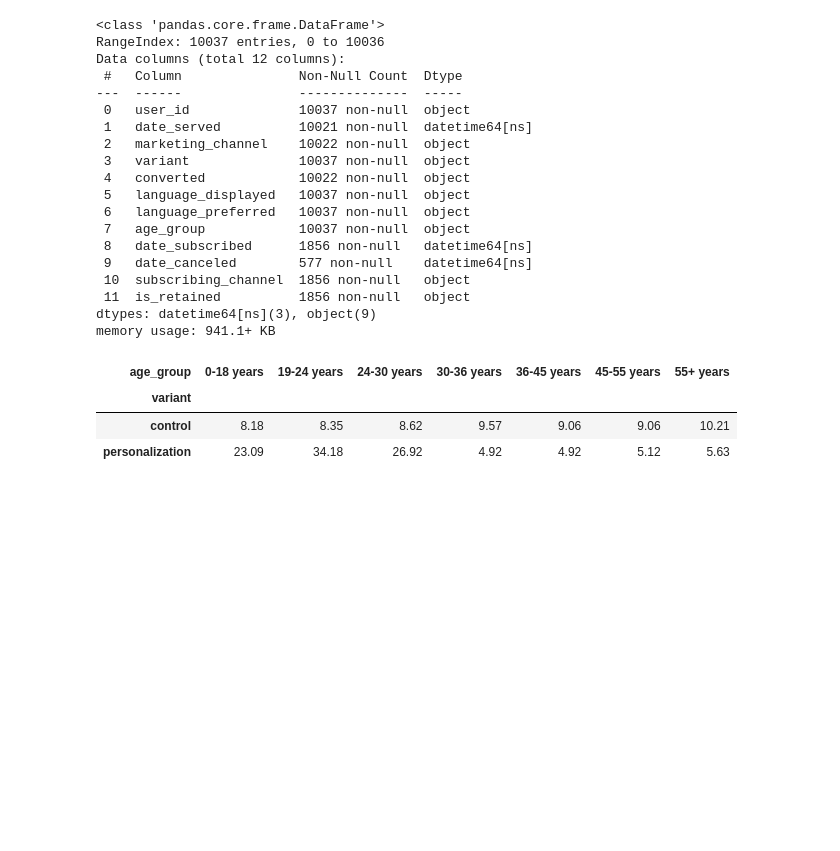
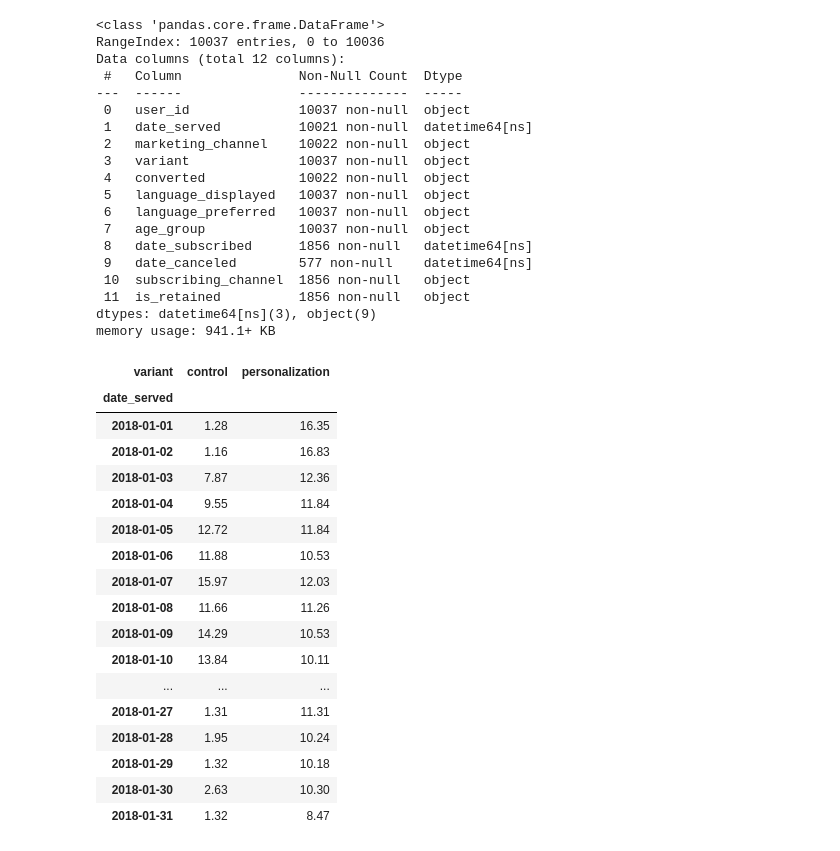
Before and after one commit to iamem1r/marketing_analysis, a Jupyter notebook: Automation.ipynb, the cells around one changed output. Drawn from its saved outputs; the diff is of its cells as text; code cells hidden in the pictures; blank space fills up the shorter version.

```diff
--- a/Automation.ipynb
+++ b/Automation.ipynb
@@ -61,10 +63,24 @@ def conversion_rate(dataframe, column_names):
     conversion_rate = conversion_rate.unstack(1)
 
     return conversion_rate
-# %%
-conversion_rate(marketing, ['variant', 'age_group'])
-# %% [output]
-| age_group | 0-18 years | 19-24 years | 24-30 years | 30-36 years | 36-45 years | 45-55 years | 55+ years |
-| variant |  |  |  |  |  |  |  |
-| control | 8.18 | 8.35 | 8.62 | 9.57 | 9.06 | 9.06 | 10.21 |
-| personalization | 23.09 | 34.18 | 26.92 | 4.92 | 4.92 | 5.12 | 5.63 |
+# %%
+conversion_rate(marketing, ['date_served', ''])
+# %% [output]
+| variant | control | personalization |
+| date_served |  |  |
+| 2018-01-01 | 1.28 | 16.35 |
+| 2018-01-02 | 1.16 | 16.83 |
+| 2018-01-03 | 7.87 | 12.36 |
+| 2018-01-04 | 9.55 | 11.84 |
+| 2018-01-05 | 12.72 | 11.84 |
+| 2018-01-06 | 11.88 | 10.53 |
+| 2018-01-07 | 15.97 | 12.03 |
+| 2018-01-08 | 11.66 | 11.26 |
+| 2018-01-09 | 14.29 | 10.53 |
+| 2018-01-10 | 13.84 | 10.11 |
+| ... | ... | ... |
+| 2018-01-27 | 1.31 | 11.31 |
+| 2018-01-28 | 1.95 | 10.24 |
+| 2018-01-29 | 1.32 | 10.18 |
+| 2018-01-30 | 2.63 | 10.30 |
+| 2018-01-31 | 1.32 | 8.47 |
```
Also changed, not shown: parts of 5 cells of this notebook.
